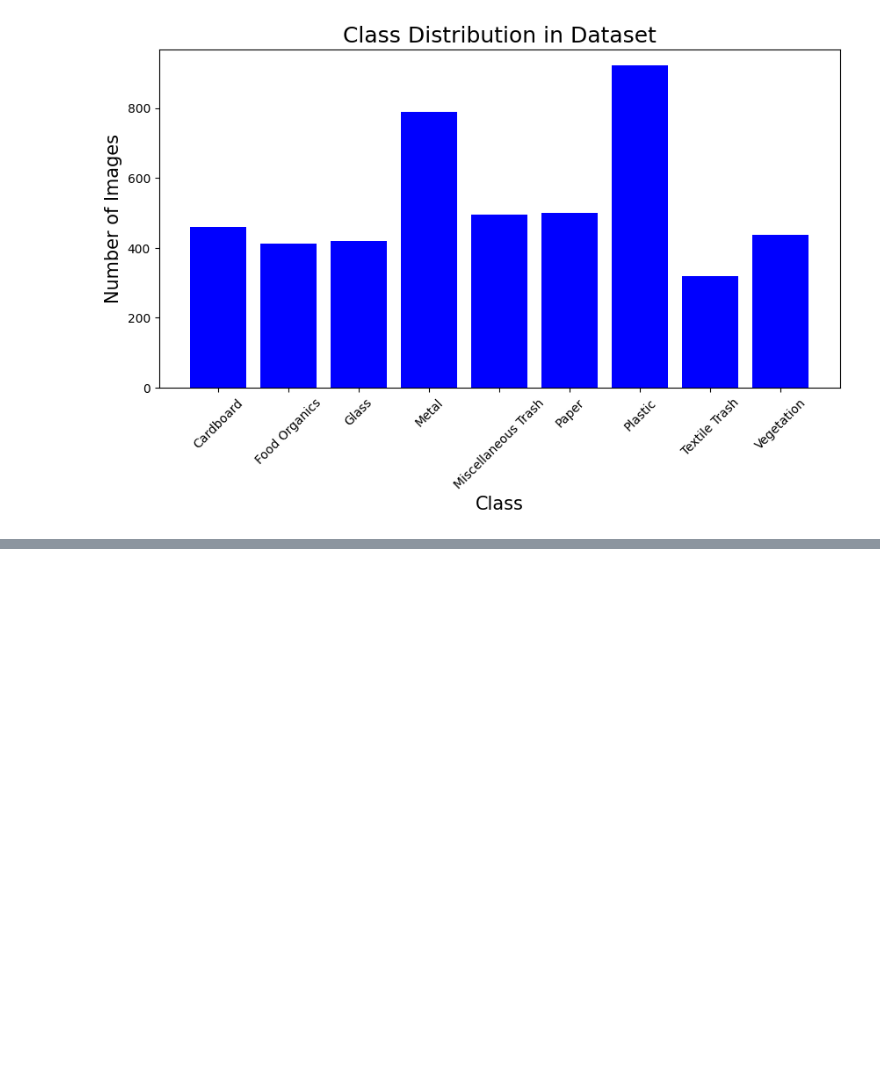
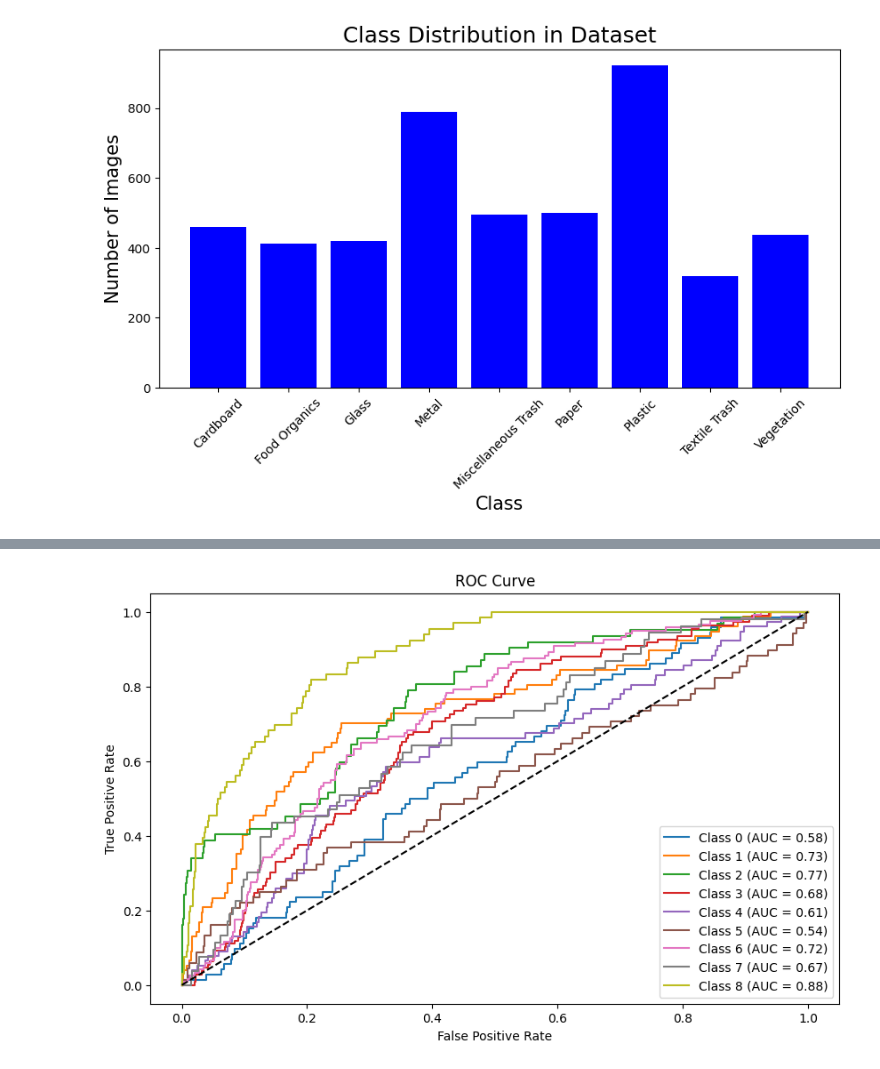
Before and after one commit to Anagha235/CNN-Data-Science-Project, a Jupyter notebook: CNN.ipynb, the cells around one changed output, grey strips where cells are left out. Drawn from its saved outputs; the diff is of its cells as text; code cells hidden in the pictures; blank space fills up the shorter version.

```diff
--- a/CNN.ipynb
+++ b/CNN.ipynb
@@ -12,5 +20,5 @@ from sklearn.utils.class_weight import compute_class_weight
 # %%
-data_path = r'C:\Users\narut\OneDrive - University of Hertfordshire\CNN-Data-Science-Project\RealWaste'
+data_path = r'/content/drive/MyDrive/RealWaste'
 dataset = tf.keras.preprocessing.image_dataset_from_directory(
     data_path,
     image_size=(224, 224),
@@ -210,0 +223,15 @@ finish
+# %%
+# Get true labels and predictions
+y_true = []
+y_pred_probs = []
+
+for images, labels in val_dataset:
+    preds = model.predict(images)  # Get predicted probabilities
+    y_true.extend(np.argmax(labels.numpy(), axis=1))  # Convert one-hot labels to class indices
+    y_pred_probs.extend(preds)  # Store predicted probabilities
+
+y_pred_probs = np.array(y_pred_probs)
+y_true = np.array(y_true)
+
+# Convert probabilities to class predictions
+y_pred = np.argmax(y_pred_probs, axis=1)
@@ -210,0 +274,23 @@ finish
+# %%
+
+# Convert true labels to one-hot encoding
+num_classes = 9  # Adjust to your number of classes
+y_true_one_hot = to_categorical(y_true, num_classes)
+
+# Plot ROC Curve for each class
+plt.figure(figsize=(10, 6))
+
+for i in range(num_classes):
+    fpr, tpr, _ = roc_curve(y_true_one_hot[:, i], y_pred_probs[:, i])
+    roc_auc = auc(fpr, tpr)
+    plt.plot(fpr, tpr, label=f'Class {i} (AUC = {roc_auc:.2f})')
+
+# Plot baseline
+plt.plot([0, 1], [0, 1], 'k--')
+plt.xlabel("False Positive Rate")
+plt.ylabel("True Positive Rate")
+plt.title("ROC Curve")
+plt.legend()
+plt.show()
+# %% [output]
+[figure, added]
```
Also changed, not shown: parts of 18 cells of this notebook.
